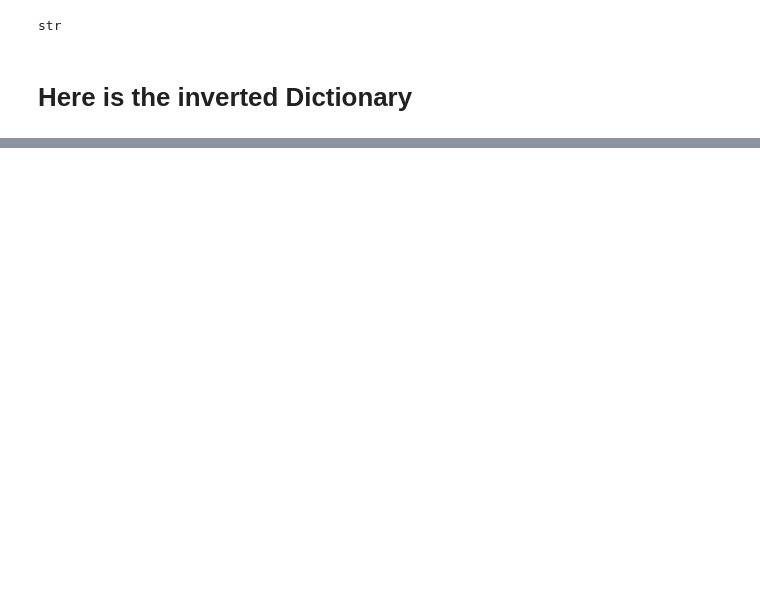
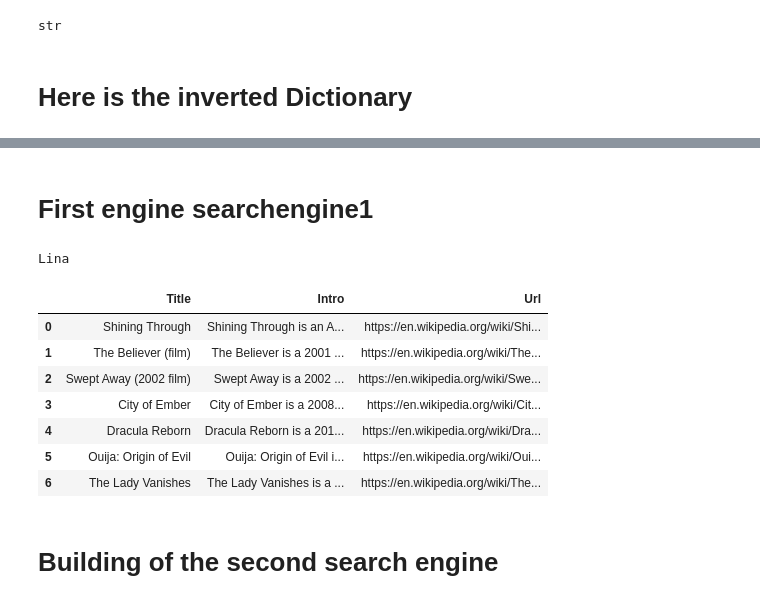
Before and after one commit to Debodeep94/ADM_HW3_Which_movie_to_watch, a Jupyter notebook: HMK3Leo.ipynb, the cells around one changed output, grey strips where cells are left out. Saved outputs shown, nothing was run; the diff lists cells and outputs as text; code cells hidden in the pictures; blank space fills up the shorter version.

```diff
--- a/HMK3Leo.ipynb
+++ b/HMK3Leo.ipynb
@@ -293,19 +303,3 @@ for i in range(10000):
 words[14]
 # %% [output]
 'becam jack jill 1972 british horror film direct bill bain star mona washbourn paul nichola vanessa howard 1 part abandon attempt amicu pictur compet hammer studio break grindhous market studio execut ...
-# %%
-import string
-import nltk
-from nltk.tokenize import RegexpTokenizer
-from nltk.corpus import stopwords
-import re
-
-def preprocess(sentence):
-    sentence = sentence.lower()
-    tokenizer = RegexpTokenizer(r'\w+')
-    tokens = tokenizer.tokenize(sentence)
-    filtered_words = [w for w in tokens if not w in stopwords.words('english')]
-    return " ".join(filtered_words)
-
-sentence = "At eight \n o'clock on Thursday morning Arthur didn't feel very good. French-Fries"
-print(preprocess(sentence))
@@ -409,0 +386,58 @@ diction2['0']
+# %% [markdown]
+# First engine searchengine1
+# %%
+#HERE i DEFINE THE FUCTION TO RECEIVE THE DATASET, GIVEN AN INPUT
+y = list(input().split())
+def searchengine1(y):
+    for i in range(len(y)):
+        y[i]= preprocess(str(y[i]))
+    #Now I tranform the list of input in a list of the codes in the dictiionary based on the input
+    yfinal=[] #use this because some words have no match in the vocabulary
+    for i in range(len(y)):
+        #print(y[i])
+        if y[i] in diction:
+            yfinal.append(diction[y[i]])
+    #Now I have to search inside the lists of values from the keys i foundb and see if some films match in the various keys.
+    if  len(yfinal)<len(y):
+        return print('We are sorry there are no films, in my database, that match ALL the words you gave me !(')
+    else:
+        #print(yfinal)
+        starting_values = diction2[yfinal[0]]
+#print(starting_values)
+        final_values = starting_values.copy()
+        for codes in range(1,len(yfinal)):
+        #print(codes)
+            for film in final_values:
+            #print(film)
+                if film not in diction2[yfinal[codes]]:
+                    final_values.remove(film)
+        megaDataframe = pd.DataFrame(columns = ['Title', 'Intro', 'Url'])
+    #megaDataframe
+        if not final_values:
+            return print("Wow no film matched my quiery, I need more films to compare!")
+        else:
+            k=0
+            for document in final_values:
+                totakeurl = document.replace('Cleantsv/filmclean-','')
+                totakeurl = int(totakeurl.replace('.tsv', ''))
+                url = urls[totakeurl]
+                temporary = pd.read_csv('Tsvfiles/'+'film'+str(totakeurl)+'.tsv',delimiter='\t' )
+                title = temporary['title'][0]
+                intro =  temporary['intro'][0].replace('\r\n','')
+                new_row = [title, intro, url]
+                megaDataframe.loc[k]=new_row
+                k=k+1
+            return megaDataframe
+searchengine1(y)
+# %% [output]
+Lina
+|  | Title | Intro | Url |
+| 0 | Shining Through | Shining Through is an A... | https://en.wikipedia.org/wiki/Shi... |
+| 1 | The Believer (film) | The Believer is a 2001 ... | https://en.wikipedia.org/wiki/The... |
+| 2 | Swept Away (2002 film) | Swept Away is a 2002 ... | https://en.wikipedia.org/wiki/Swe... |
+| 3 | City of Ember | City of Ember is a 2008... | https://en.wikipedia.org/wiki/Cit... |
+| 4 | Dracula Reborn | Dracula Reborn is a 201... | https://en.wikipedia.org/wiki/Dra... |
+| 5 | Ouija: Origin of Evil | Ouija: Origin of Evil i... | https://en.wikipedia.org/wiki/Oui... |
+| 6 | The Lady Vanishes | The Lady Vanishes is a ... | https://en.wikipedia.org/wiki/The... |
+# %% [markdown]
+# Building of the second search engine
```
Also changed, not shown: parts of 7 cells of this notebook.
